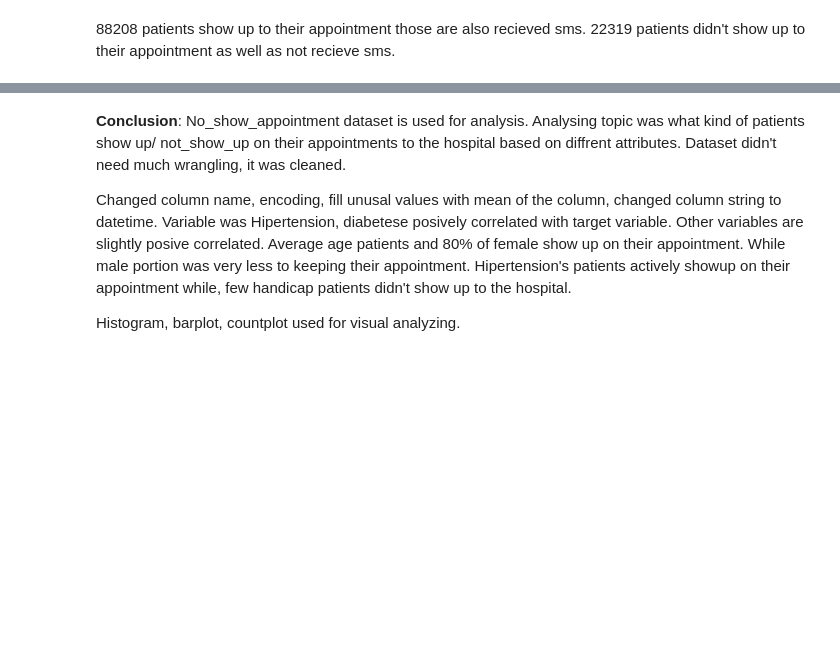
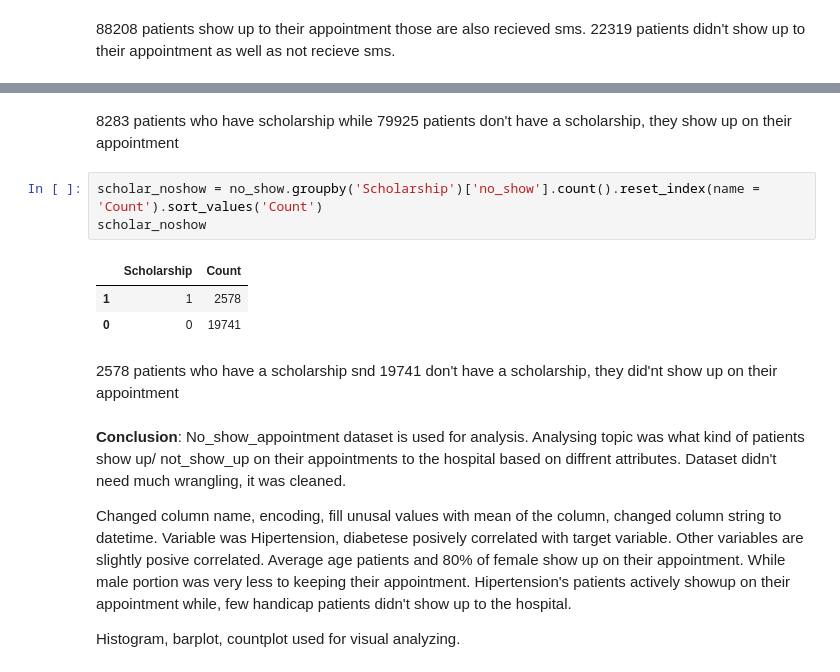
Before and after one commit to Sinha123456/Movies, a Jupyter notebook: No_show_appointment.ipynb, the cells around one changed output, grey strips where cells are left out. Cells and saved outputs as stored; diff of their text form; blank space fills up the shorter version.

```diff
--- a/No_show_appointment.ipynb
+++ b/No_show_appointment.ipynb
@@ -555,3 +575,14 @@ Name: SMS_received, dtype: int64
+# %% [markdown]
+8283 patients who have scholarship while 79925 patients don't have a scholarship, they show up on their appointment
+# %%
+scholar_noshow = no_show.groupby('Scholarship')['no_show'].count().reset_index(name = 'Count').sort_values('Count')
+scholar_noshow
+# %% [output]
+|  | Scholarship | Count |
+| 1 | 1 | 2578 |
+| 0 | 0 | 19741 |
+# %% [markdown]
+2578 patients who have a scholarship snd 19741 don't have a scholarship, they did'nt show up on their appointment
 # %% [markdown]
 **Conclusion**:
 No_show_appointment dataset is used for analysis.
```
Also changed, not shown: parts of 5 cells of this notebook.
